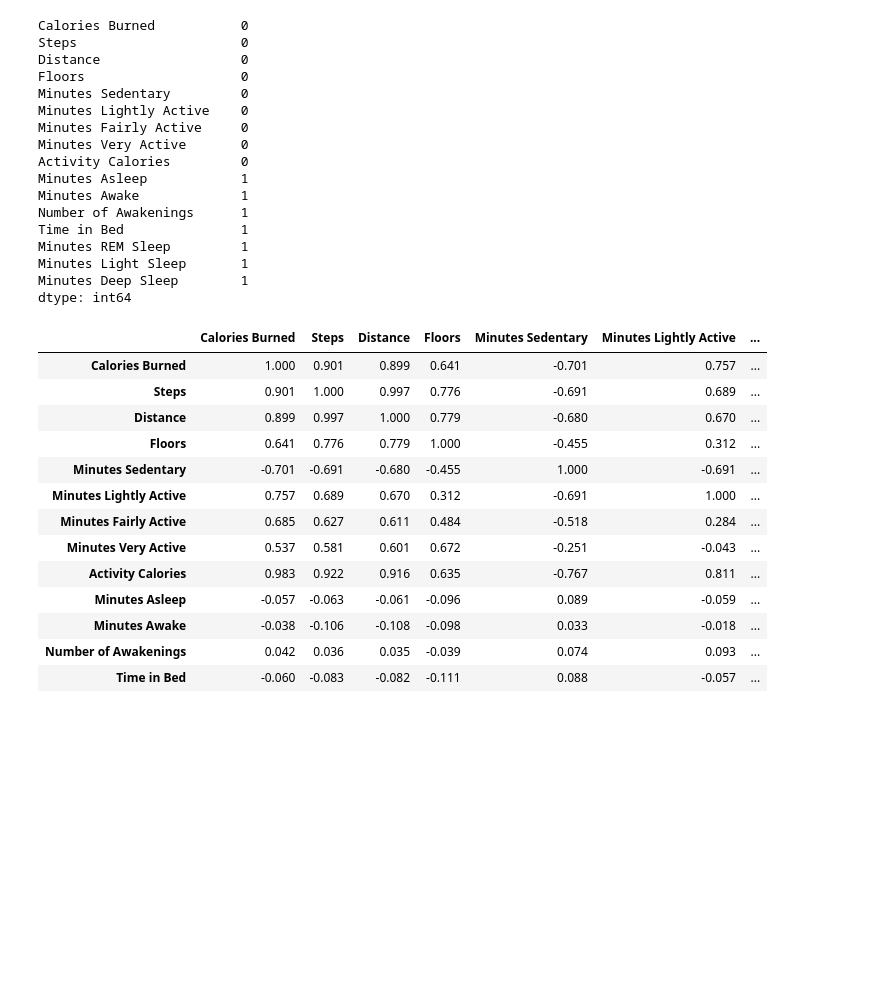
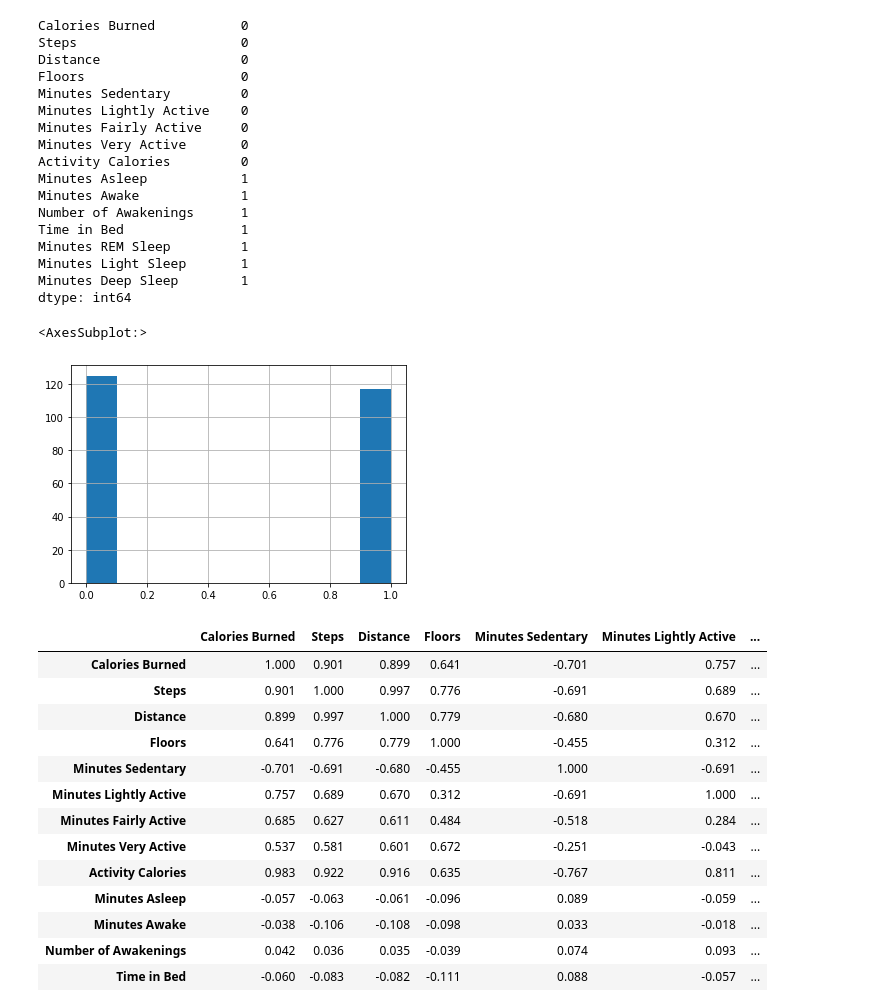
Before and after one commit to rorrostieta/sleep, a Jupyter notebook: sleep_ML.ipynb, the cells around one changed output. Cells and saved outputs as stored; diff of their text form; code cells hidden in the pictures; blank space fills up the shorter version.

```diff
--- a/sleep_ML.ipynb
+++ b/sleep_ML.ipynb
@@ -35,6 +44,13 @@ Minutes Deep Sleep        1
 dtype: int64
 # %%
 interest_data.dropna(axis=0, inplace=True)
+# %%
+target = interest_data['Minutes REM Sleep'] + interest_data['Minutes Light Sleep'] + interest_data['Minutes Deep Sleep']
+target = (target > 420).astype(int) #Slept More than 7 hours
+target.hist()
+# %% [output]
+<AxesSubplot:>
+[figure, added]
 # %%
 corr = interest_data.corr()
 corr.style.background_gradient(cmap='coolwarm').format(precision=3)
```
Also changed, not shown: parts of 3 cells of this notebook.
